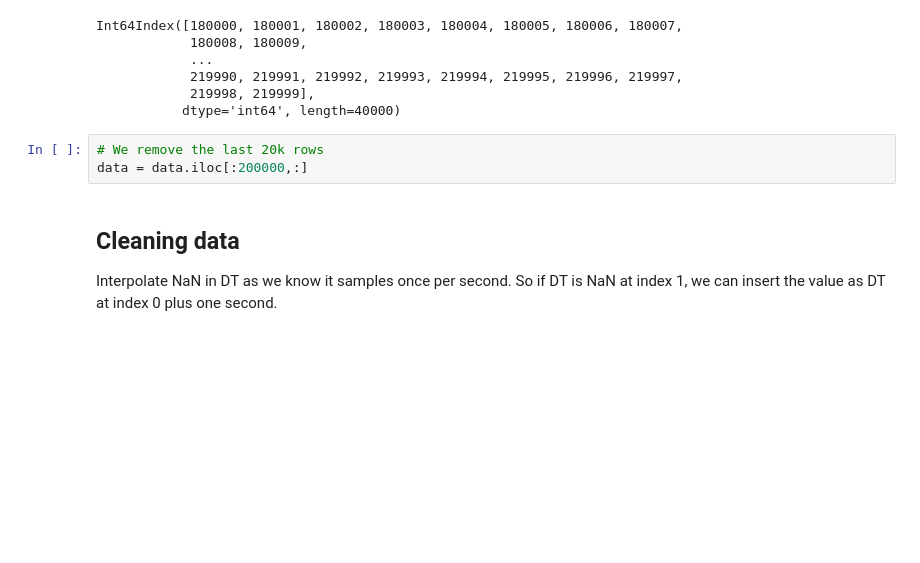
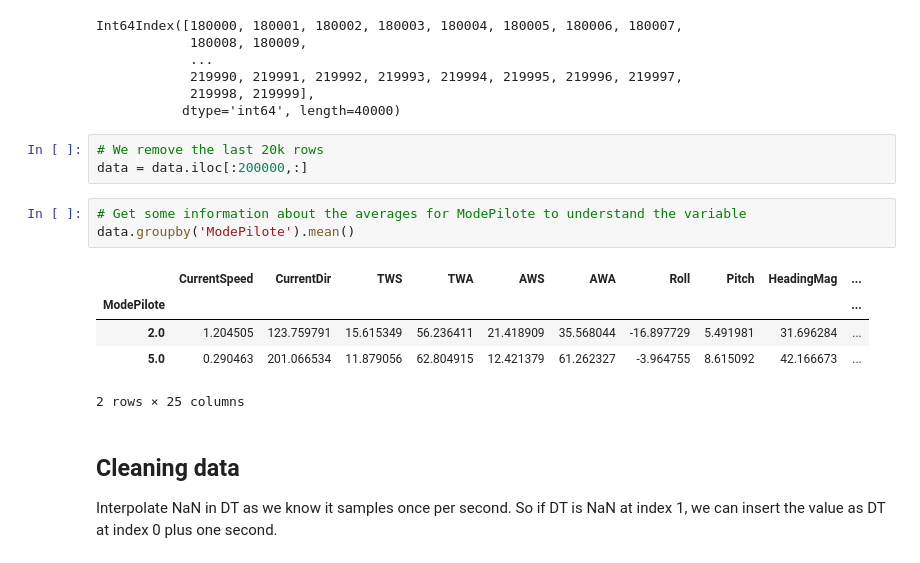
Before and after one commit to samuelthelaus/t-dab-exercise, a Jupyter notebook: final_round_project.ipynb, the cells around one changed output. Cells and saved outputs as stored; diff of their text form; blank space fills up the shorter version.

```diff
--- a/final_round_project.ipynb
+++ b/final_round_project.ipynb
@@ -129,6 +129,15 @@ Int64Index([180000, 180001, 180002, 180003, 180004, 180005, 180006, 180007,
 # %%
 # We remove the last 20k rows
 data = data.iloc[:200000,:]
+# %%
+# Get some information about the averages for ModePilote to understand the variable
+data.groupby('ModePilote').mean()
+# %% [output]
+|  | CurrentSpeed | CurrentDir | TWS | TWA | AWS | AWA | Roll | Pitch | HeadingMag | ... |
+| ModePilote |  |  |  |  |  |  |  |  |  | ... |
+| 2.0 | 1.204505 | 123.759791 | 15.615349 | 56.236411 | 21.418909 | 35.568044 | -16.897729 | 5.491981 | 31.696284 | ... |
+| 5.0 | 0.290463 | 201.066534 | 11.879056 | 62.804915 | 12.421379 | 61.262327 | -3.964755 | 8.615092 | 42.166673 | ... |
+2 rows × 25 columns
 # %% [markdown]
 ## Cleaning data
 
```
Also changed, not shown: parts of 1 cell of this notebook, 1 other file.
